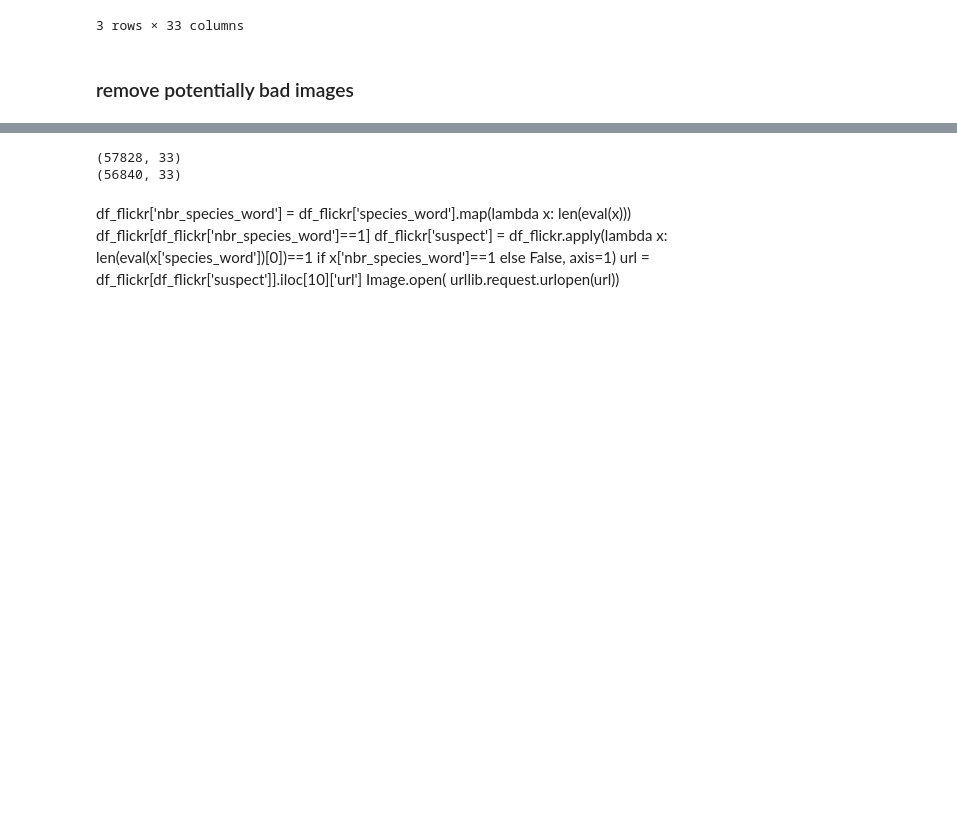
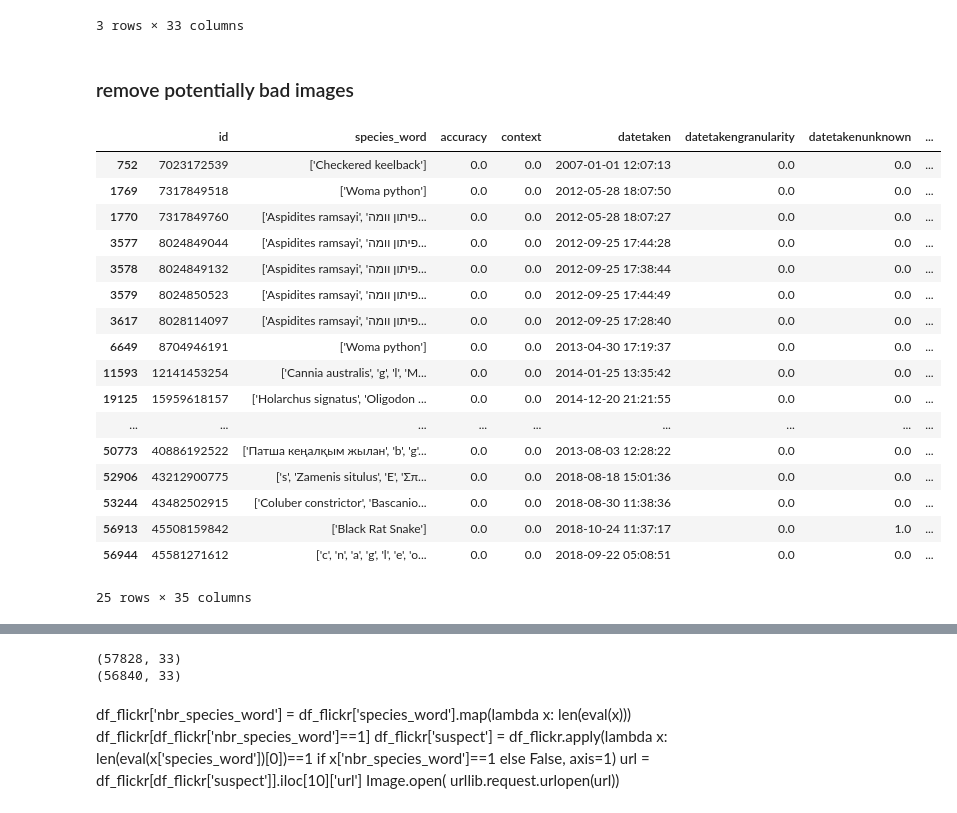
Before and after one commit to cam4ani/snakes, a Jupyter notebook: reunited_all_datasource_for_dl.ipynb, the cells around one changed output, grey strips where cells are left out. Cells and saved outputs as stored; diff of their text form; code cells hidden in the pictures; blank space fills up the shorter version.

```diff
--- a/reunited_all_datasource_for_dl.ipynb
+++ b/reunited_all_datasource_for_dl.ipynb
@@ -60,6 +60,29 @@ df_flickr.head(3)
 ### remove potentially bad images
 # %%
 #TODO: with tags: place, landscape eggs etc
-#df_flickr['has_egg'] = df_flickr['description'].map(lambda x: 'eggs' in x)
+df_flickr['has_egg'] = df_flickr['description'].map(lambda x: 'eggs' in x)
+df_flickr['tags'] = df_flickr['tags'].fillna('')
+df_flickr['has_egg_tag'] = df_flickr['tags'].map(lambda x: 'eggs' in x)
+# %%
+df_flickr[df_flickr['has_egg_tag']==True]
+# %% [output]
+|  | id | species_word | accuracy | context | datetaken | datetakengranularity | datetakenunknown | ... |
+| 752 | 7023172539 | ['Checkered keelback'] | 0.0 | 0.0 | 2007-01-01 12:07:13 | 0.0 | 0.0 | ... |
+| 1769 | 7317849518 | ['Woma python'] | 0.0 | 0.0 | 2012-05-28 18:07:50 | 0.0 | 0.0 | ... |
+| 1770 | 7317849760 | ['Aspidites ramsayi', 'פיתון וומה... | 0.0 | 0.0 | 2012-05-28 18:07:27 | 0.0 | 0.0 | ... |
+| 3577 | 8024849044 | ['Aspidites ramsayi', 'פיתון וומה... | 0.0 | 0.0 | 2012-09-25 17:44:28 | 0.0 | 0.0 | ... |
+| 3578 | 8024849132 | ['Aspidites ramsayi', 'פיתון וומה... | 0.0 | 0.0 | 2012-09-25 17:38:44 | 0.0 | 0.0 | ... |
+| 3579 | 8024850523 | ['Aspidites ramsayi', 'פיתון וומה... | 0.0 | 0.0 | 2012-09-25 17:44:49 | 0.0 | 0.0 | ... |
+| 3617 | 8028114097 | ['Aspidites ramsayi', 'פיתון וומה... | 0.0 | 0.0 | 2012-09-25 17:28:40 | 0.0 | 0.0 | ... |
+| 6649 | 8704946191 | ['Woma python'] | 0.0 | 0.0 | 2013-04-30 17:19:37 | 0.0 | 0.0 | ... |
+| 11593 | 12141453254 | ['Cannia australis', 'g', 'l', 'М... | 0.0 | 0.0 | 2014-01-25 13:35:42 | 0.0 | 0.0 | ... |
+| 19125 | 15959618157 | ['Holarchus signatus', 'Oligodon ... | 0.0 | 0.0 | 2014-12-20 21:21:55 | 0.0 | 0.0 | ... |
+| ... | ... | ... | ... | ... | ... | ... | ... | ... |
+| 50773 | 40886192522 | ['Патша кеңалқым жылан', 'b', 'g'... | 0.0 | 0.0 | 2013-08-03 12:28:22 | 0.0 | 0.0 | ... |
+| 52906 | 43212900775 | ['s', 'Zamenis situlus', 'E', 'Σπ... | 0.0 | 0.0 | 2018-08-18 15:01:36 | 0.0 | 0.0 | ... |
+| 53244 | 43482502915 | ['Coluber constrictor', 'Bascanio... | 0.0 | 0.0 | 2018-08-30 11:38:36 | 0.0 | 0.0 | ... |
+| 56913 | 45508159842 | ['Black Rat Snake'] | 0.0 | 0.0 | 2018-10-24 11:37:17 | 0.0 | 1.0 | ... |
+| 56944 | 45581271612 | ['c', 'n', 'a', 'g', 'l', 'e', 'o... | 0.0 | 0.0 | 2018-09-22 05:08:51 | 0.0 | 0.0 | ... |
+25 rows × 35 columns
 # %%
 #wrong! this is a snake!
```
Also changed, not shown: parts of 1 cell of this notebook.
